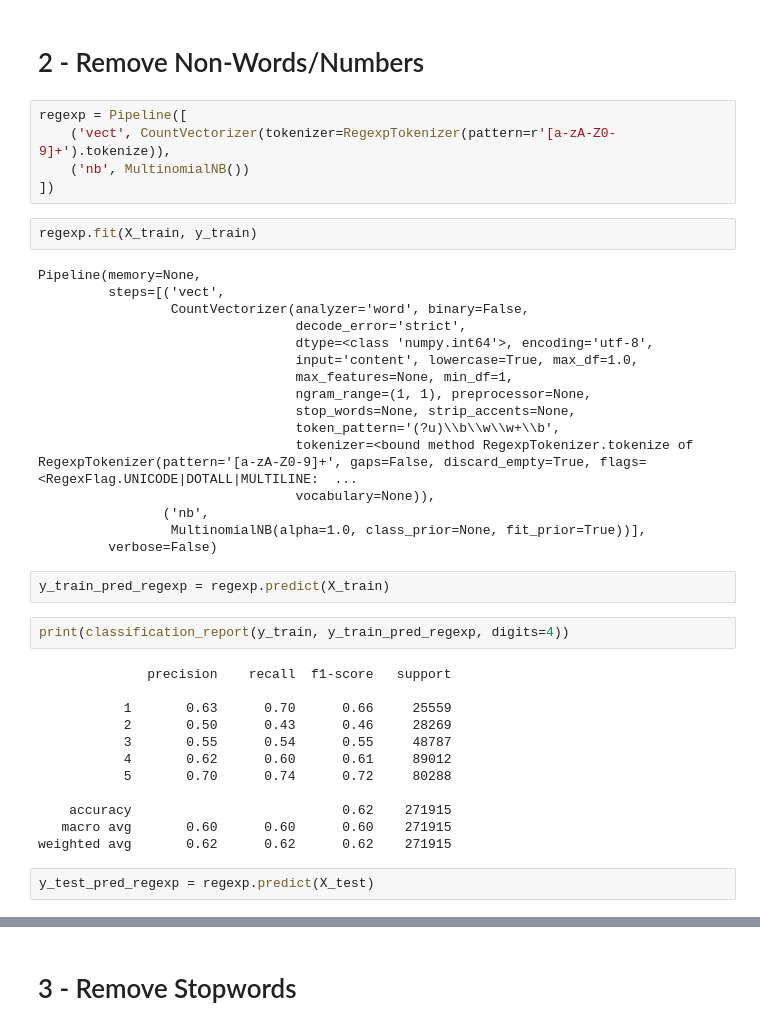
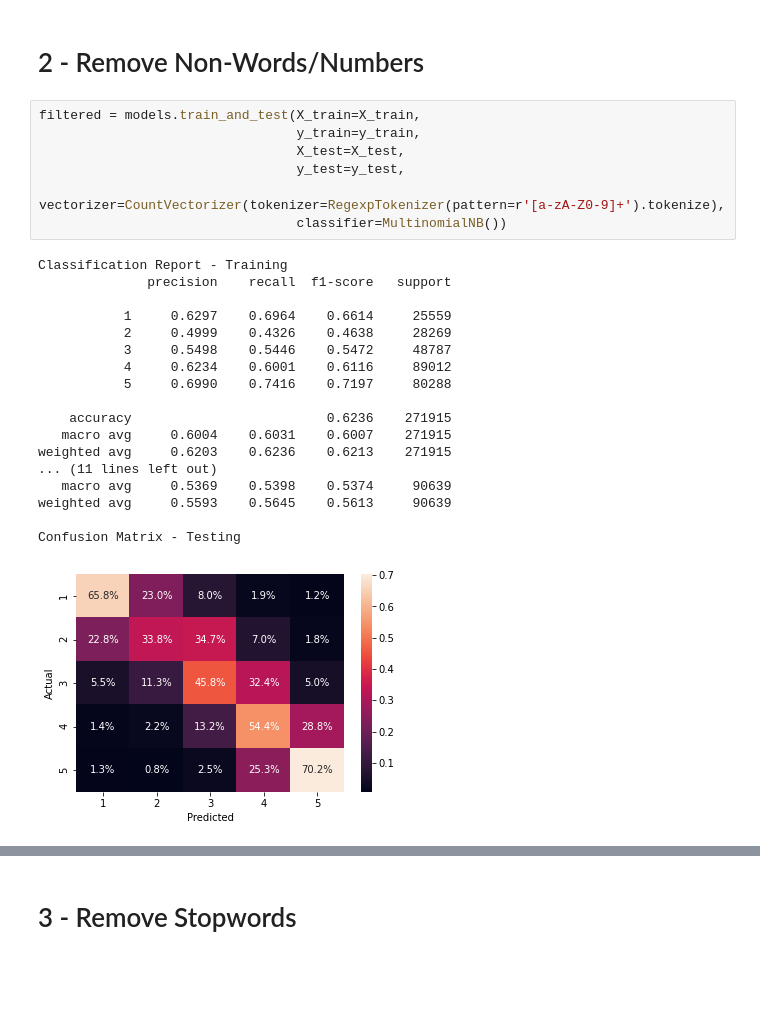
Before and after one commit to david-siqi-liu/yelp-sentiment-analysis, a Jupyter notebook: notebooks/tests_pre-processing.ipynb, the cells around one changed output, grey strips where cells are left out. Saved outputs shown, nothing was run; the diff lists cells and outputs as text; blank space fills up the shorter version.

```diff
--- a/notebooks/tests_pre-processing.ipynb
+++ b/notebooks/tests_pre-processing.ipynb
@@ -294,43 +187,28 @@ visualization.confusion_heat_map(y_test,
 # %% [markdown]
 # 2 - Remove Non-Words/Numbers
 # %%
-regexp = Pipeline([
-    ('vect', CountVectorizer(tokenizer=RegexpTokenizer(pattern=r'[a-zA-Z0-9]+').tokenize)),
-    ('nb', MultinomialNB())
-])
+filtered = models.train_and_test(X_train=X_train,
+                                 y_train=y_train,
+                                 X_test=X_test,
+                                 y_test=y_test,
+                                 vectorizer=CountVectorizer(tokenizer=RegexpTokenizer(pattern=r'[a-zA-Z0-9]+').tokenize),
+                                 classifier=MultinomialNB())
+# %% [output]
+Classification Report - Training
+              precision    recall  f1-score   support
+
+           1     0.6297    0.6964    0.6614     25559
+           2     0.4999    0.4326    0.4638     28269
+           3     0.5498    0.5446    0.5472     48787
+           4     0.6234    0.6001    0.6116     89012
+           5     0.6990    0.7416    0.7197     80288
+
+    accuracy                         0.6236    271915
+   macro avg     0.6004    0.6031    0.6007    271915
+weighted avg     0.6203    0.6236    0.6213    271915
+... (11 lines left out)
+   macro avg     0.5369    0.5398    0.5374     90639
+weighted avg     0.5593    0.5645    0.5613     90639
+
+Confusion Matrix - Testing
+[figure, added]
-# %%
-regexp.fit(X_train, y_train)
-# %% [output]
-Pipeline(memory=None,
-         steps=[('vect',
-                 CountVectorizer(analyzer='word', binary=False,
-                                 decode_error='strict',
-                                 dtype=<class 'numpy.int64'>, encoding='utf-8',
-                                 input='content', lowercase=True, max_df=1.0,
-                                 max_features=None, min_df=1,
-                                 ngram_range=(1, 1), preprocessor=None,
-                                 stop_words=None, strip_accents=None,
-                                 token_pattern='(?u)\\b\\w\\w+\\b',
-                                 tokenizer=<bound method RegexpTokenizer.tokenize of RegexpTokenizer(pattern='[a-zA-Z0-9]+', gaps=False, discard_empty=True, flags=<RegexFlag.UNICODE|DOTALL|MULTILINE:  ...
-                                 vocabulary=None)),
-                ('nb',
-                 MultinomialNB(alpha=1.0, class_prior=None, fit_prior=True))],
-         verbose=False)
-# %%
-y_train_pred_regexp = regexp.predict(X_train)
-# %%
-print(classification_report(y_train, y_train_pred_regexp, digits=4))
-# %% [output]
-              precision    recall  f1-score   support
-
-           1       0.63      0.70      0.66     25559
-           2       0.50      0.43      0.46     28269
-           3       0.55      0.54      0.55     48787
-           4       0.62      0.60      0.61     89012
-           5       0.70      0.74      0.72     80288
-
-    accuracy                           0.62    271915
-   macro avg       0.60      0.60      0.60    271915
-weighted avg       0.62      0.62      0.62    271915
-# %%
-y_test_pred_regexp = regexp.predict(X_test)
```
Also changed, not shown: parts of 72 cells of this notebook, 8 other files.
